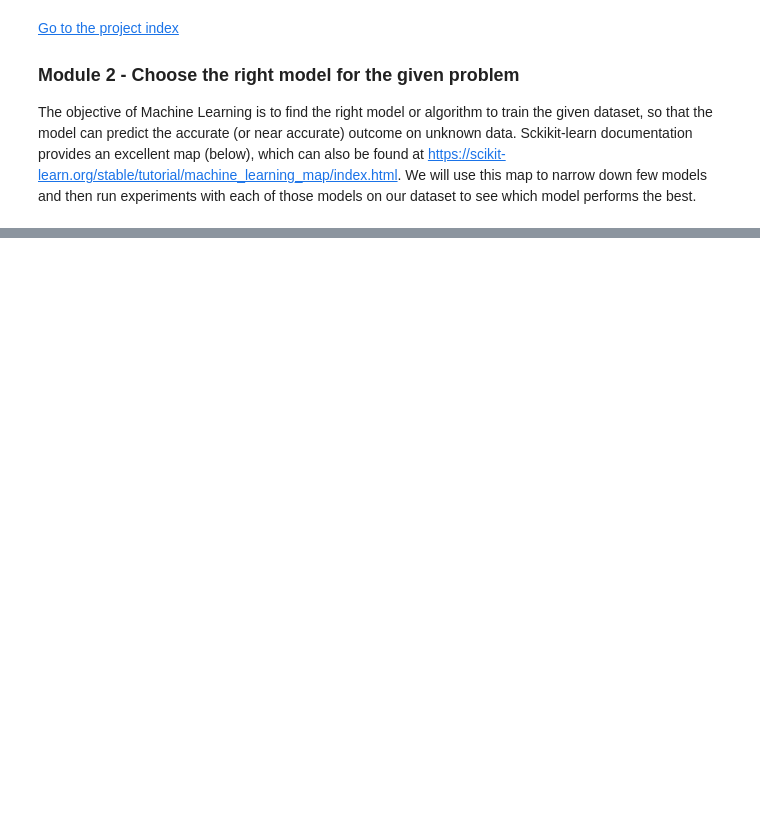
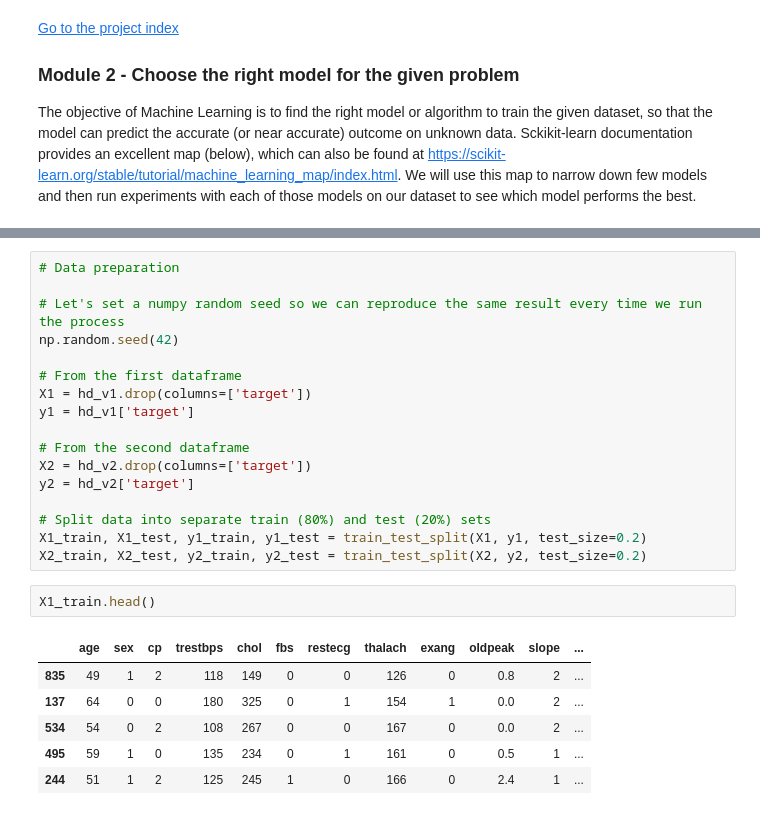
Before and after one commit to GoAshim/Machine-Learning, a Jupyter notebook: Classification/Machine Learning Project - Predict Heart Disease.ipynb, the cells around one changed output, grey strips where cells are left out. Saved outputs shown, nothing was run; the diff lists cells and outputs as text; blank space fills up the shorter version.

```diff
--- a/Classification/Machine Learning Project - Predict Heart Disease.ipynb
+++ b/Classification/Machine Learning Project - Predict Heart Disease.ipynb
@@ -340,0 +359,26 @@ We would like to select multiple machine learning models such as **Linear SVC**,
+# %%
+# Data preparation
+
+# Let's set a numpy random seed so we can reproduce the same result every time we run the process
+np.random.seed(42)
+
+# From the first dataframe
+X1 = hd_v1.drop(columns=['target'])
+y1 = hd_v1['target']
+
+# From the second dataframe
+X2 = hd_v2.drop(columns=['target'])
+y2 = hd_v2['target']
+
+# Split data into separate train (80%) and test (20%) sets
+X1_train, X1_test, y1_train, y1_test = train_test_split(X1, y1, test_size=0.2)
+X2_train, X2_test, y2_train, y2_test = train_test_split(X2, y2, test_size=0.2)
+# %%
+X1_train.head()
+# %% [output]
+|  | age | sex | cp | trestbps | chol | fbs | restecg | thalach | exang | oldpeak | slope | ... |
+| 835 | 49 | 1 | 2 | 118 | 149 | 0 | 0 | 126 | 0 | 0.8 | 2 | ... |
+| 137 | 64 | 0 | 0 | 180 | 325 | 0 | 1 | 154 | 1 | 0.0 | 2 | ... |
+| 534 | 54 | 0 | 2 | 108 | 267 | 0 | 0 | 167 | 0 | 0.0 | 2 | ... |
+| 495 | 59 | 1 | 0 | 135 | 234 | 0 | 1 | 161 | 0 | 0.5 | 1 | ... |
+| 244 | 51 | 1 | 2 | 125 | 245 | 1 | 0 | 166 | 0 | 2.4 | 1 | ... |
```
Also changed, not shown: parts of 25 cells of this notebook.
